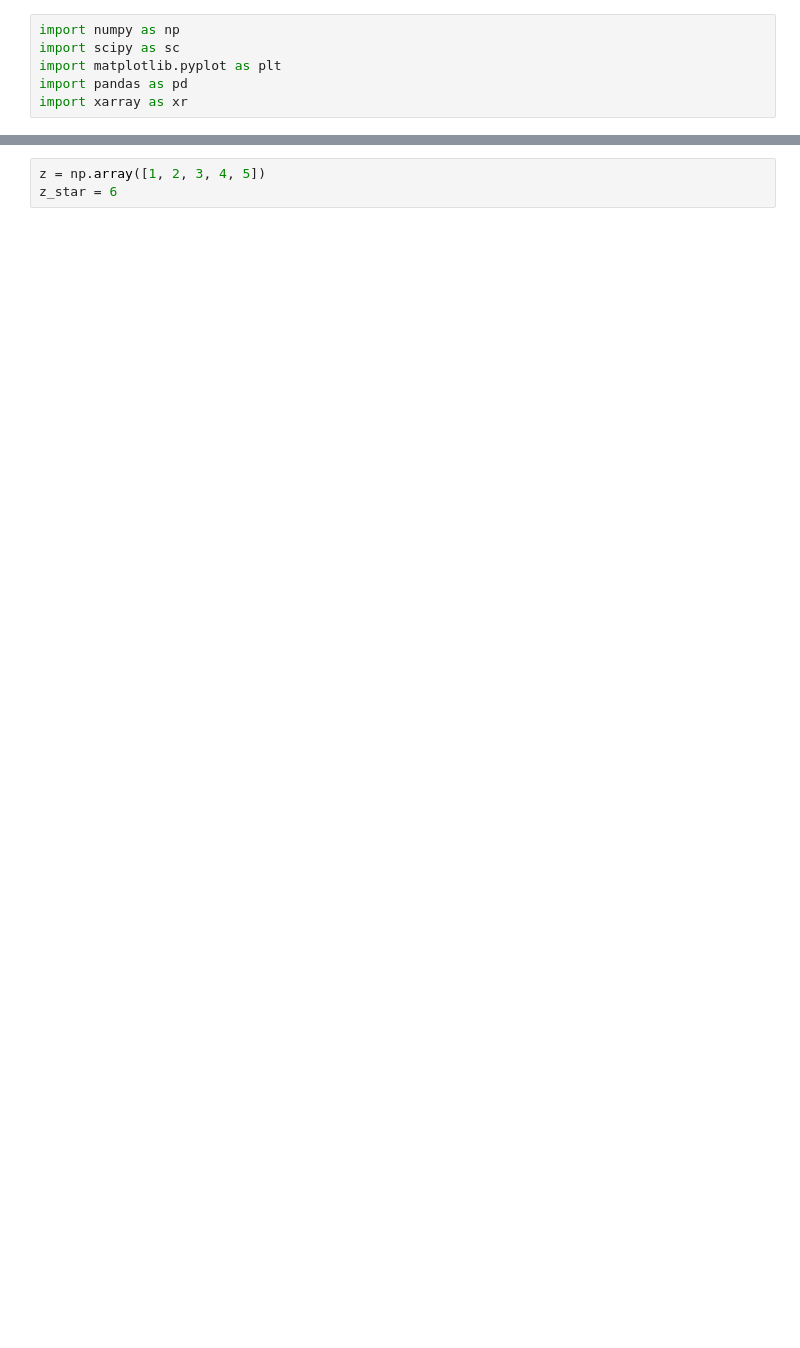
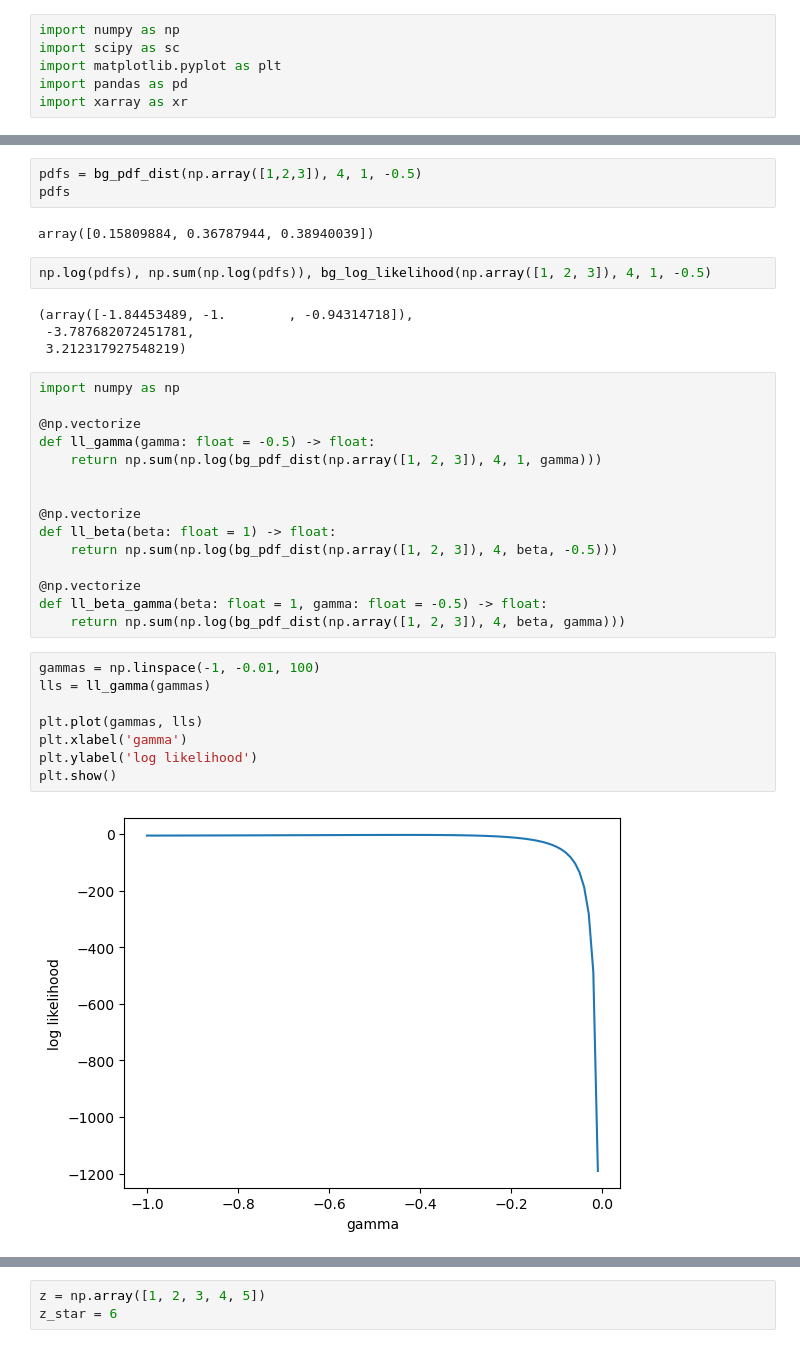
Before and after one commit to sdat2/PotentialHeight, a Jupyter notebook: ipynb/05-02-evt.ipynb, the cells around one changed output, grey strips where cells are left out. Drawn from its saved outputs; the diff is of its cells as text; blank space fills up the shorter version.

```diff
--- a/ipynb/05-02-evt.ipynb
+++ b/ipynb/05-02-evt.ipynb
@@ -29 +30,37 @@ def bg_ll_jac(z: np.ndarray, z_star: float, beta: float, gamma: float):
 #\log\left(\mathcal{L}\left(z; z^{*}, \beta, \gamma\right)\right) & = & - n \log \beta - \left(1+\frac{1}{\gamma}\right)\sum_{i=1}^{n} \log\left(2+\frac{\gamma}{\beta}\left(z_i - z^{*}\right)\right) \\ &&- \sum_{i=1}^{n}\left(2+ \frac{\gamma}{\beta}\left(z_i - z^{*}\right)\right)^{-\frac{1}{\gamma}}.
+# %%
+pdfs = bg_pdf_dist(np.array([1,2,3]), 4, 1, -0.5)
+pdfs
+# %% [output]
+array([0.15809884, 0.36787944, 0.38940039])
+# %%
+np.log(pdfs), np.sum(np.log(pdfs)), bg_log_likelihood(np.array([1, 2, 3]), 4, 1, -0.5)
+# %% [output]
+(array([-1.84453489, -1.        , -0.94314718]),
+ -3.787682072451781,
+ 3.212317927548219)
+# %%
+import numpy as np
+
+@np.vectorize
+def ll_gamma(gamma: float = -0.5) -> float:
+    return np.sum(np.log(bg_pdf_dist(np.array([1, 2, 3]), 4, 1, gamma)))
+
+
+@np.vectorize
+def ll_beta(beta: float = 1) -> float:
+    return np.sum(np.log(bg_pdf_dist(np.array([1, 2, 3]), 4, beta, -0.5)))
+
+@np.vectorize
+def ll_beta_gamma(beta: float = 1, gamma: float = -0.5) -> float:
+    return np.sum(np.log(bg_pdf_dist(np.array([1, 2, 3]), 4, beta, gamma)))
+# %%
+gammas = np.linspace(-1, -0.01, 100)
+lls = ll_gamma(gammas)
+
+plt.plot(gammas, lls)
+plt.xlabel('gamma')
+plt.ylabel('log likelihood')
+plt.show()
+# %% [output]
+[figure, added]
```
Also changed, not shown: parts of 8 cells of this notebook.
